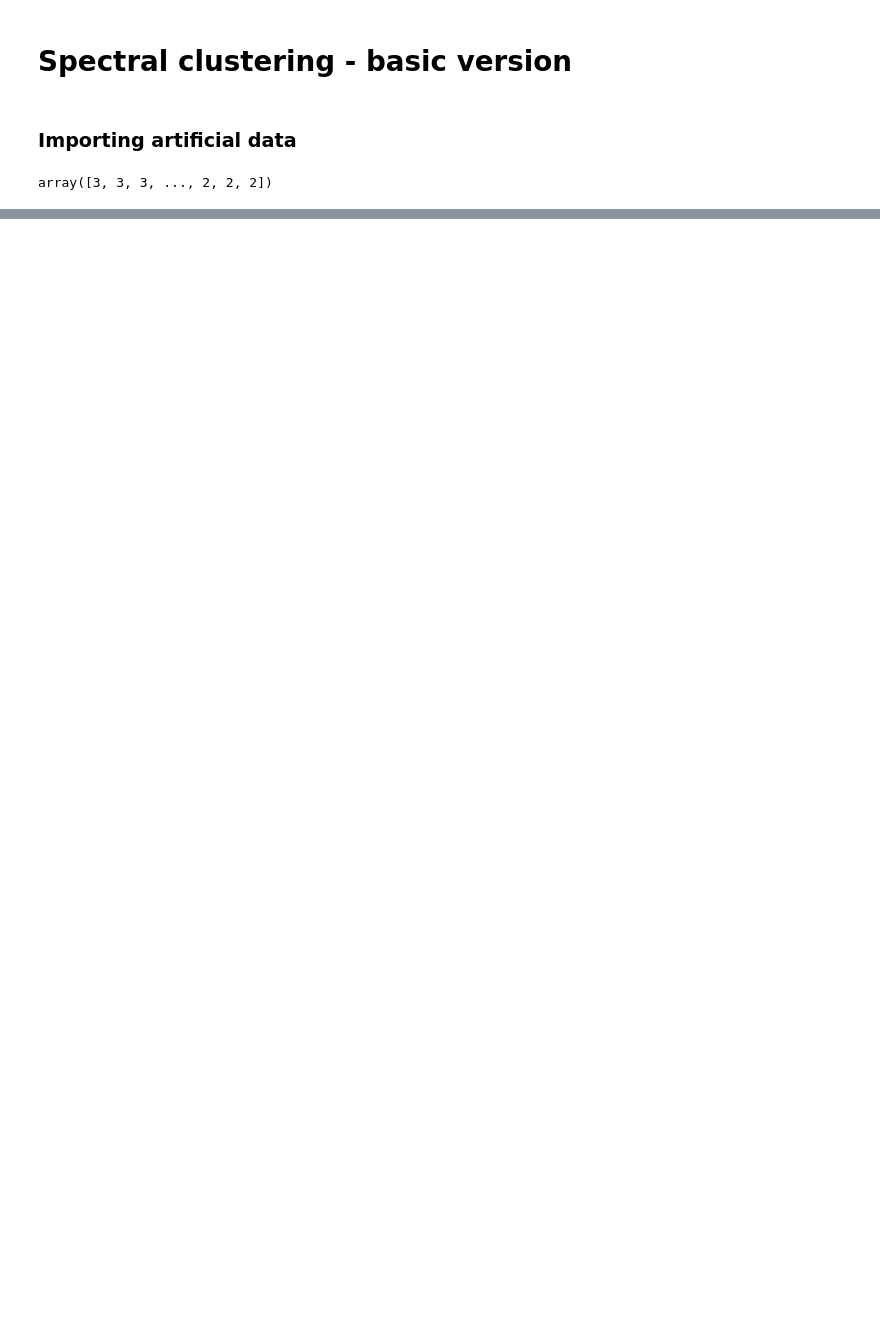
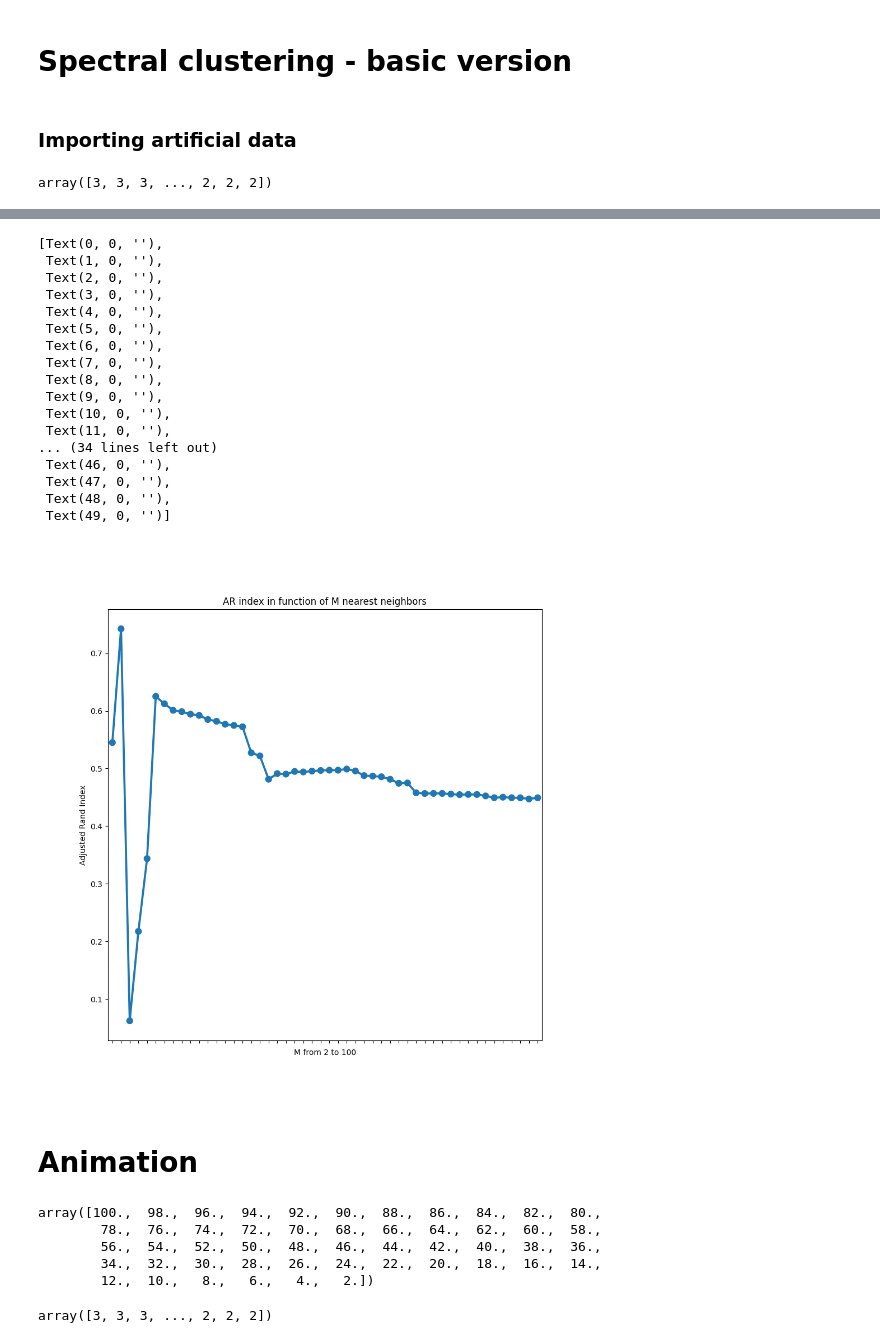
Before and after one commit to WronaPatryk/MLonGraphs, a Jupyter notebook: Project1/spectral_clustering_basic.ipynb, the cells around one changed output, grey strips where cells are left out. Saved outputs shown, nothing was run; the diff lists cells and outputs as text; code cells hidden in the pictures; blank space fills up the shorter version.

Commit message:
trivial connectivity + visualizations

```diff
--- a/Project1/spectral_clustering_basic.ipynb
+++ b/Project1/spectral_clustering_basic.ipynb
@@ -68,6 +85,9 @@ def nodeRepresentation(eigenVectors, nodeRepresentationDim, n_of_components=1):
 from sklearn.cluster import KMeans
 
 X, labels = importSmallerArtificialData()
+
+X, labels = importBiggerArtificialData()
+
 
 
 def spectralClustering(X, n_of_clusters=3, M=3, nodeRepresentationDim=3):
@@ -79,9 +99,19 @@ def spectralClustering(X, n_of_clusters=3, M=3, nodeRepresentationDim=3):
     Z = nodeRepresentation(v,nodeRepresentationDim,n_of_components=1)
 
 
-    print(Z.shape)
+#     print(Z.shape)
     kmeans = KMeans(n_clusters=n_of_clusters, random_state=0, n_init=100).fit(Z)
     return kmeans.labels_
+
+
+def spectralNR(X, n_of_clusters=3, M=3, nodeRepresentationDim=3):
+
+    A, d = adjacencyMatrixUsingMnearestNeighbors(X, M=M)
+    A_connected = connectTheGraph(A, d)
+    L = graphLaplacian(A_connected)
+    w,v = calculateEigenVectorsOfGraphLaplacian(L)
+    Z = nodeRepresentation(v,nodeRepresentationDim,n_of_components=1)
+    return Z
 # %%
 spectralClustering(X, n_of_clusters=3, nodeRepresentationDim=3, M=10)
 # %% [output]
@@ -98,7 +121,7 @@ array([1, 0, 2, 2, 0, 1, 0, 2, 0, 2, 0, 2, 0, 0, 0, 2, 0, 1, 1, 0, 2, 0,
 # %%
 from sklearn.metrics import adjusted_rand_score as AR
 
-spectral_labels = spectralClustering(X, n_of_clusters=3, nodeRepresentationDim=3, M=10)
+spectral_labels = spectralClustering(X, n_of_clusters=3, nodeRepresentationDim=3, M=3)
 
 AR(spectral_labels, labels[0])
 # %% [output]
@@ -106,0 +133,10 @@ AR(spectral_labels, labels[0])
+# %%
+
+ms = np.linspace(2,100, 50)
+ars = []
+print(ms)
+
+for m in ms:
+    spectral_labels = spectralClustering(X, n_of_clusters=3, nodeRepresentationDim=3, M=int(m))
+    print("M = " + str(m))
+    ars.append(AR(spectral_labels, labels[0]))
@@ -106,0 +161,33 @@ AR(spectral_labels, labels[0])
+# %%
+import seaborn as sns
+
+
+fig, ax = plt.subplots(1, 1)
+fig.set_size_inches(10,10,10)
+
+ax = sns.pointplot(x = ms, y = ars)
+ax.set_xlabel("M from 2 to 100")
+ax.set_ylabel("Adjusted Rand Index")
+ax.set_title("AR index in function of M nearest neighbors")
+ax.set_xticklabels("")
+# %% [output]
+[Text(0, 0, ''),
+ Text(1, 0, ''),
+ Text(2, 0, ''),
+ Text(3, 0, ''),
+ Text(4, 0, ''),
+ Text(5, 0, ''),
+ Text(6, 0, ''),
+ Text(7, 0, ''),
+ Text(8, 0, ''),
+ Text(9, 0, ''),
+ Text(10, 0, ''),
+ Text(11, 0, ''),
+... (34 lines left out)
+ Text(46, 0, ''),
+ Text(47, 0, ''),
+ Text(48, 0, ''),
+ Text(49, 0, '')]
+[figure, added]
+# %% [markdown]
+# Animation
@@ -106,0 +206,12 @@ AR(spectral_labels, labels[0])
+# %%
+ms2 = np.flip(ms)
+# %% [output]
+array([100.,  98.,  96.,  94.,  92.,  90.,  88.,  86.,  84.,  82.,  80.,
+        78.,  76.,  74.,  72.,  70.,  68.,  66.,  64.,  62.,  60.,  58.,
+        56.,  54.,  52.,  50.,  48.,  46.,  44.,  42.,  40.,  38.,  36.,
+        34.,  32.,  30.,  28.,  26.,  24.,  22.,  20.,  18.,  16.,  14.,
+        12.,  10.,   8.,   6.,   4.,   2.])
+# %%
+labels[0]
+# %% [output]
+array([3, 3, 3, ..., 2, 2, 2])
```
Also changed, not shown: parts of 16 cells of this notebook.
